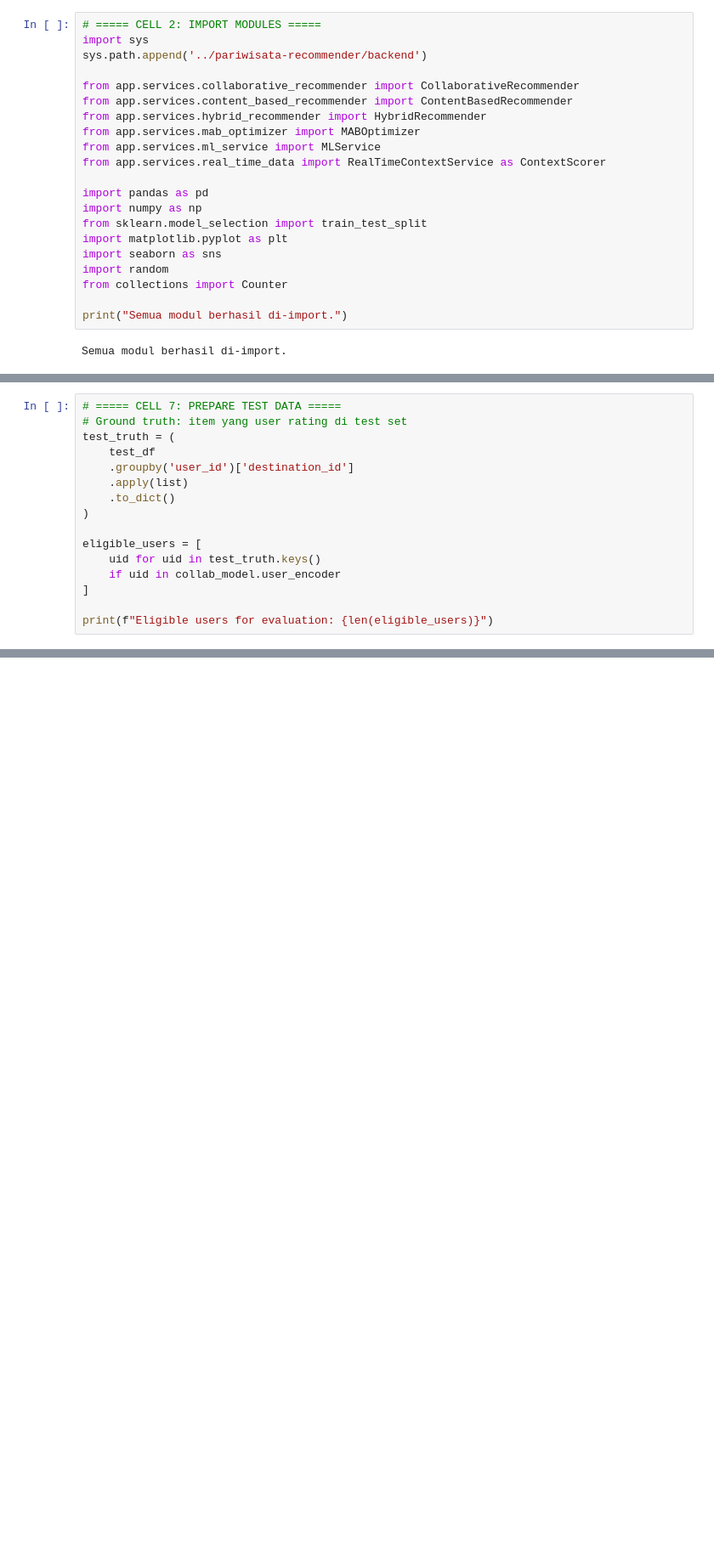
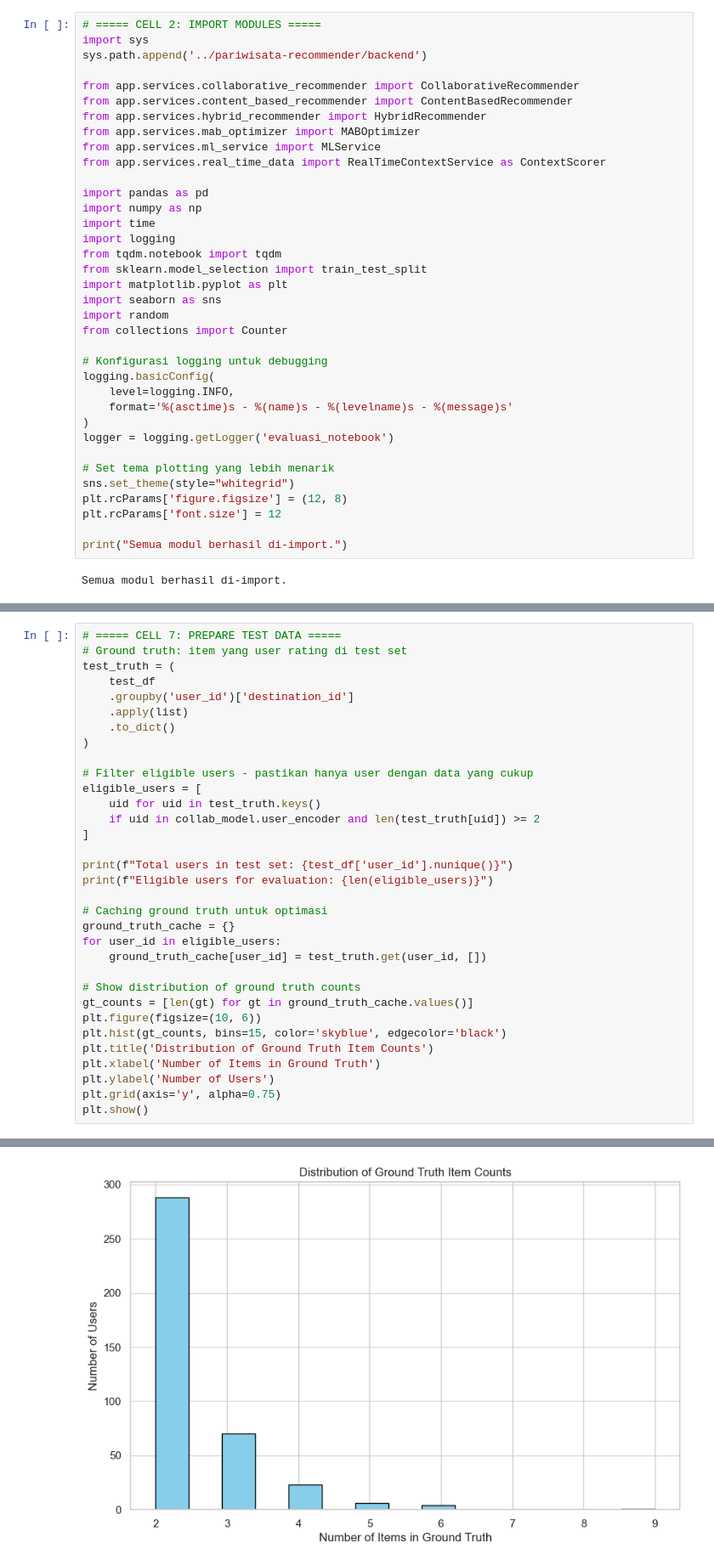
Before and after one commit to MEgyptPra/sistem-rekomendasi-adaptif, a Jupyter notebook: notebooks/Evaluasi Kuantitatif.ipynb, the cells around one changed output, grey strips where cells are left out. Shown: that part at 85% size. Cells and saved outputs as stored; diff of their text form; blank space fills up the shorter version.

Commit message:
perbaikan evaluasi kuantitatif.ipynb

```diff
--- a/notebooks/Evaluasi Kuantitatif.ipynb
+++ b/notebooks/Evaluasi Kuantitatif.ipynb
@@ -40,12 +124,27 @@ from app.services.real_time_data import RealTimeContextService as ContextScorer
 
 import pandas as pd
 import numpy as np
+import time
+import logging
+from tqdm.notebook import tqdm
 from sklearn.model_selection import train_test_split
 import matplotlib.pyplot as plt
 import seaborn as sns
 import random
 from collections import Counter
 
+# Konfigurasi logging untuk debugging
+logging.basicConfig(
+    level=logging.INFO,
+    format='%(asctime)s - %(name)s - %(levelname)s - %(message)s'
+)
+logger = logging.getLogger('evaluasi_notebook')
+
+# Set tema plotting yang lebih menarik
+sns.set_theme(style="whitegrid")
+plt.rcParams['figure.figsize'] = (12, 8)
+plt.rcParams['font.size'] = 12
+
 print("Semua modul berhasil di-import.")
 # %% [output]
 Semua modul berhasil di-import.
@@ -139,10 +312,27 @@ test_truth = (
     .to_dict()
 )
 
+# Filter eligible users - pastikan hanya user dengan data yang cukup
 eligible_users = [
     uid for uid in test_truth.keys()
-    if uid in collab_model.user_encoder
+    if uid in collab_model.user_encoder and len(test_truth[uid]) >= 2
 ]
 
+print(f"Total users in test set: {test_df['user_id'].nunique()}")
 print(f"Eligible users for evaluation: {len(eligible_users)}")
+
+# Caching ground truth untuk optimasi
+ground_truth_cache = {}
+for user_id in eligible_users:
+    ground_truth_cache[user_id] = test_truth.get(user_id, [])
+
+# Show distribution of ground truth counts
+gt_counts = [len(gt) for gt in ground_truth_cache.values()]
+plt.figure(figsize=(10, 6))
+plt.hist(gt_counts, bins=15, color='skyblue', edgecolor='black')
+plt.title('Distribution of Ground Truth Item Counts')
+plt.xlabel('Number of Items in Ground Truth')
+plt.ylabel('Number of Users')
+plt.grid(axis='y', alpha=0.75)
+plt.show()
 # %% [output]
@@ -150,3 +341,4 @@ Eligible users for evaluation: 2063
+[figure, added]
 # %%
 # ===== CELL 8: IMPLEMENTASI 5 MODEL =====
 
```
Also changed, not shown: parts of 16 cells of this notebook, 7 other files.
